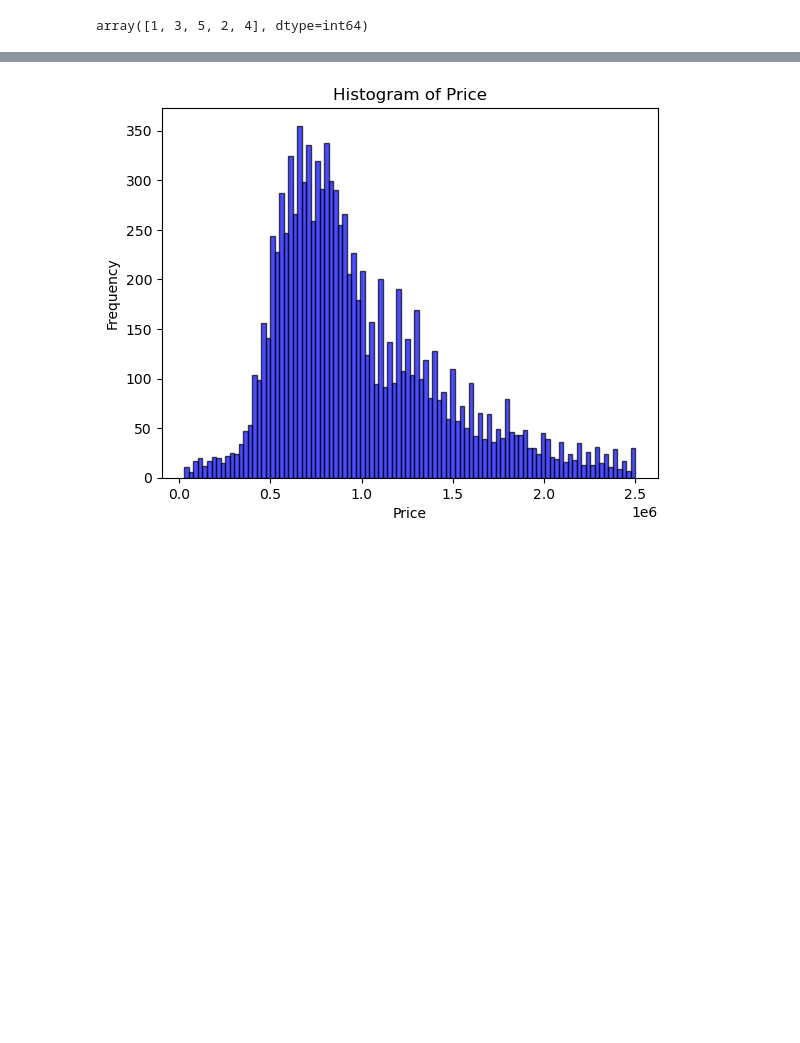
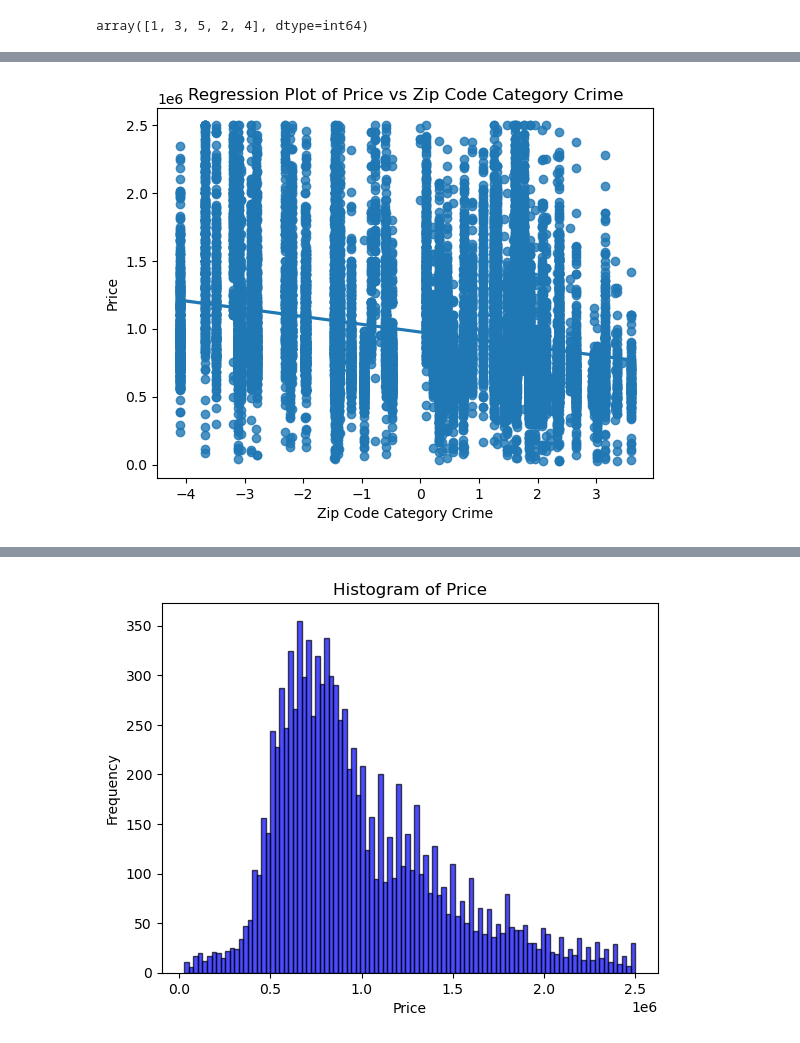
Before and after one commit to ChuckNadel/PNWHousingModel, a Jupyter notebook: Jonathan Notebook.ipynb, the cells around one changed output, grey strips where cells are left out. Cells and saved outputs as stored; diff of their text form; code cells hidden in the pictures; blank space fills up the shorter version.

```diff
--- a/Jonathan Notebook.ipynb
+++ b/Jonathan Notebook.ipynb
@@ -301,17 +302,17 @@ data['zip_code'] = data['address'].str[-20:-15]
 zip_code_sqft_lot = data.groupby('zip_code')['sqft_lot'].mean()
 
 # Next, divide the zip codes into sq_ft categories based on their mean sqft_living
-zip_code_categories = pd.cut(zip_code_sqft_lot, bins=10, labels=False, retbins=False)
+zip_code_categories = pd.cut(zip_code_sqft_lot, bins=80, labels=False, retbins=False)
 
 # Count the number of rows in the crime dataset grouped by zip code
 zip_code_crime = crime.groupby('zip')['case_number'].count()
 zip_code_count = data.groupby('zip_code')['zip_code'].count()
 
 # Finally, add the price category as a new column to the train_data dataframe
-data['zip_code_category'] = data['zip_code'].map(zip_code_categories)
+data['zip_code_category'] = np.log(data['zip_code'].map(zip_code_categories)+1)
 
 # Map the bin to the corresponding zip code in data
-data['zip_code_category_crime'] = (data['zip_code'].map(zip_code_crime) / data['zip_code'].map(zip_code_count))
+data['zip_code_category_crime'] = np.log(data['zip_code'].map(zip_code_crime) / data['zip_code'].map(zip_code_count))
 data['zip_code_category_crime'].fillna(0, inplace=True)
 
 
@@ -336,0 +338,8 @@ Name: case_number, Length: 184, dtype: int64
+# %%
+sns.regplot(x='zip_code_category_crime', y='price', data=data)
+plt.xlabel('Zip Code Category Crime')
+plt.ylabel('Price')
+plt.title('Regression Plot of Price vs Zip Code Category Crime')
+plt.show()
+# %% [output]
+[figure, added]
```
Also changed, not shown: parts of 30 cells of this notebook.
